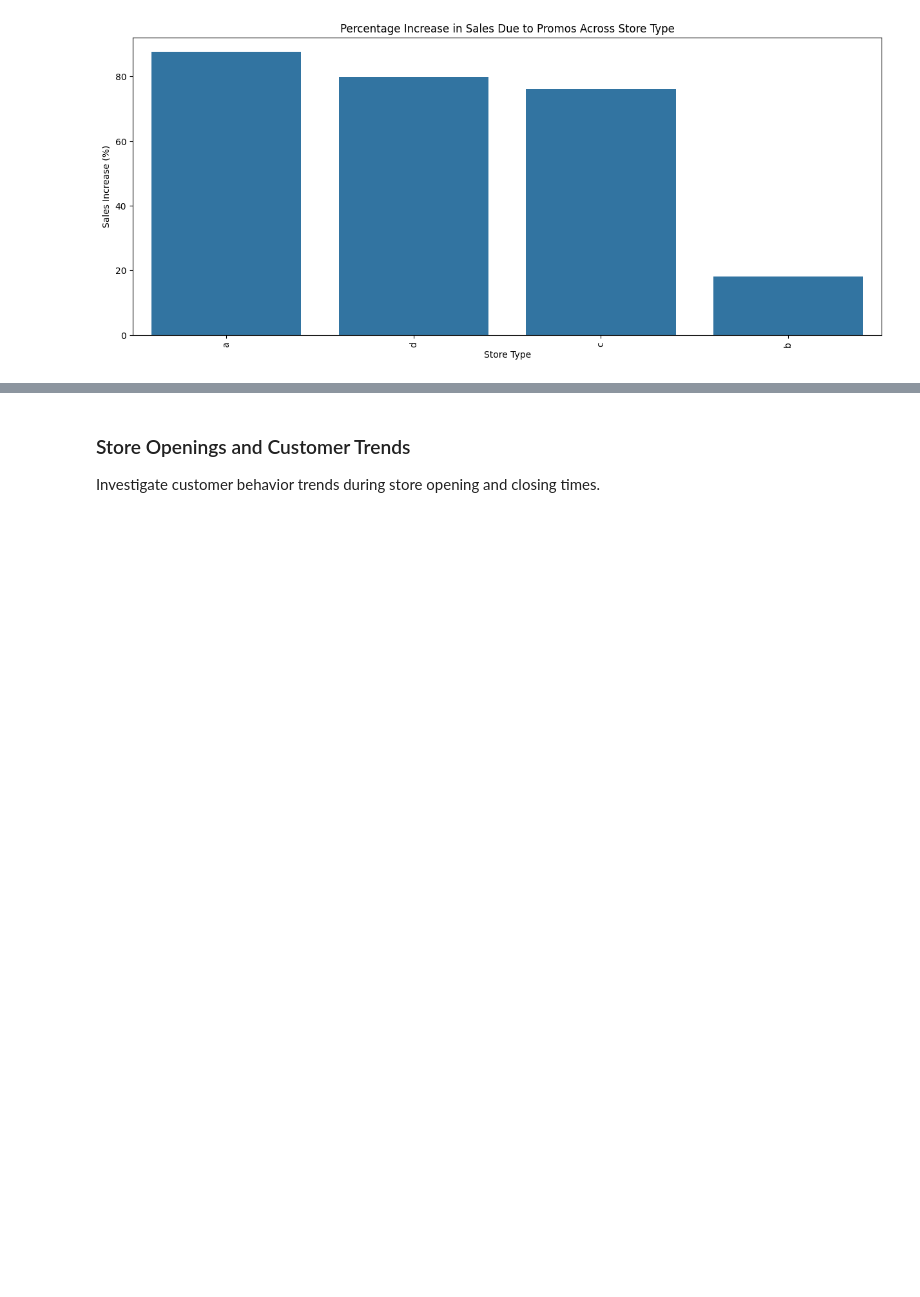
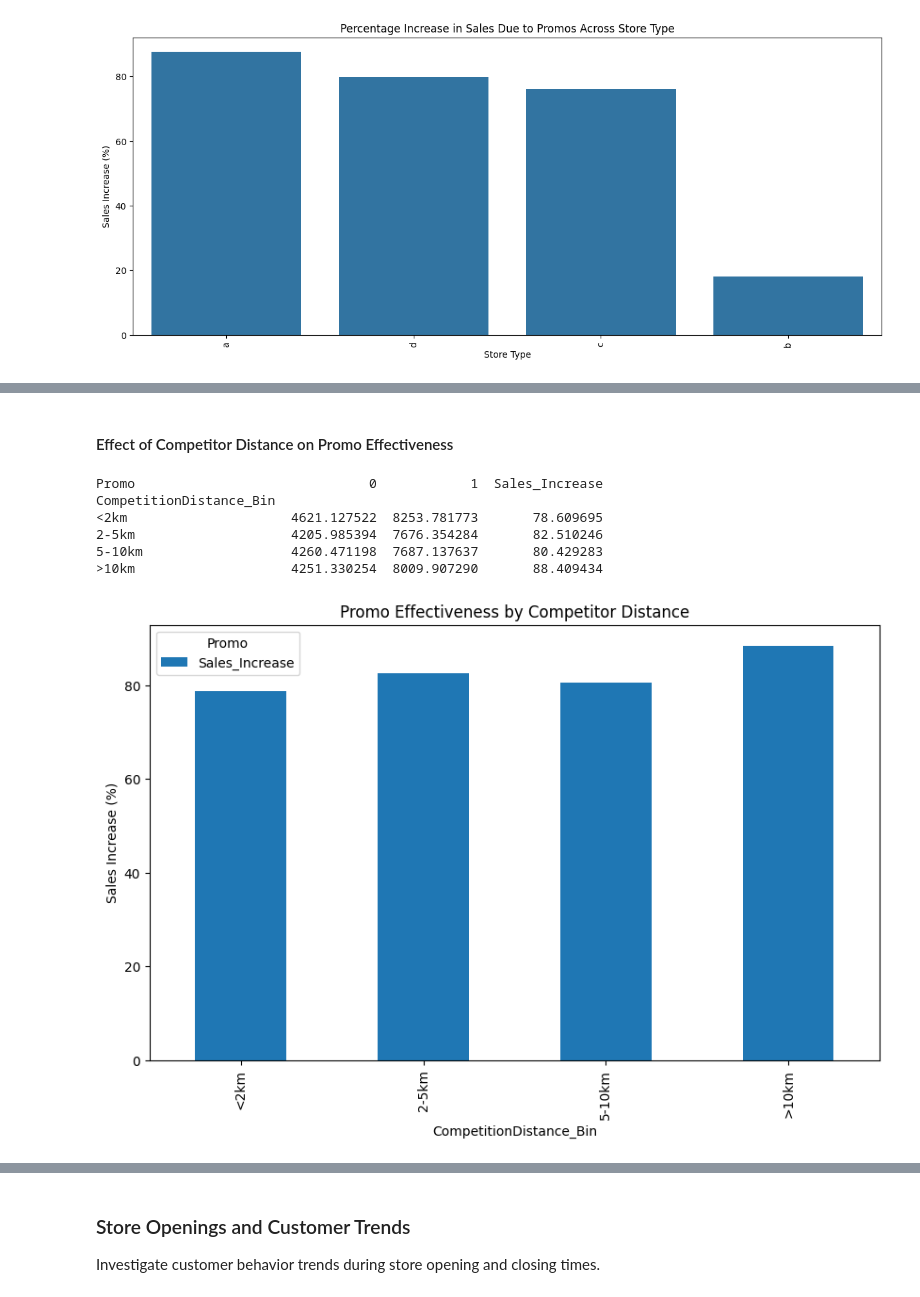
Before and after one commit to zol23-g/Sales_Forecasting_Rossmann_Pharmaceuticals, a Jupyter notebook: notebooks/exploratory analysis .ipynb, the cells around one changed output, grey strips where cells are left out. Saved outputs shown, nothing was run; the diff lists cells and outputs as text; code cells hidden in the pictures; blank space fills up the shorter version.

```diff
--- a/notebooks/eda.ipynb
+++ b/notebooks/exploratory analysis .ipynb
@@ -263,0 +291,33 @@ logging.info('Sales increase visualization completed.')
+# %% [markdown]
+#### Effect of Competitor Distance on Promo Effectiveness
+# %%
+logging.info('Analyzing how competitor distance affects promo effectiveness...')
+
+# Bin the competition distance into categories for easier analysis
+train_df['CompetitionDistance_Bin'] = pd.cut(train_df['CompetitionDistance'], bins=[0, 2000, 5000, 10000, np.inf], labels=['<2km', '2-5km', '5-10km', '>10km'])
+
+# Group by competition distance bin and promo, then calculate mean sales
+comp_distance_promo_effect = train_df.groupby(['CompetitionDistance_Bin', 'Promo'])['Sales'].mean().unstack()
+
+# Calculate sales increase percentage
+comp_distance_promo_effect['Sales_Increase'] = ((comp_distance_promo_effect[1] - comp_distance_promo_effect[0]) / comp_distance_promo_effect[0]) * 100
+
+# Display results
+logging.info('Displaying promo effectiveness based on competitor distance:')
+logging.info(comp_distance_promo_effect)
+print(comp_distance_promo_effect)
+
+# Plot promo effectiveness for competition distance categories
+comp_distance_promo_effect[['Sales_Increase']].plot(kind='bar', figsize=(10, 6), title='Promo Effectiveness by Competitor Distance')
+plt.ylabel('Sales Increase (%)')
+plt.show()
+
+logging.info('Promo effectiveness by competitor distance visualized.')
+# %% [output]
+Promo                              0            1  Sales_Increase
+CompetitionDistance_Bin
+<2km                     4621.127522  8253.781773       78.609695
+2-5km                    4205.985394  7676.354284       82.510246
+5-10km                   4260.471198  7687.137637       80.429283
+>10km                    4251.330254  8009.907290       88.409434
+[figure, added]
```
Also changed, not shown: parts of 5 cells of this notebook, 4 other files.
